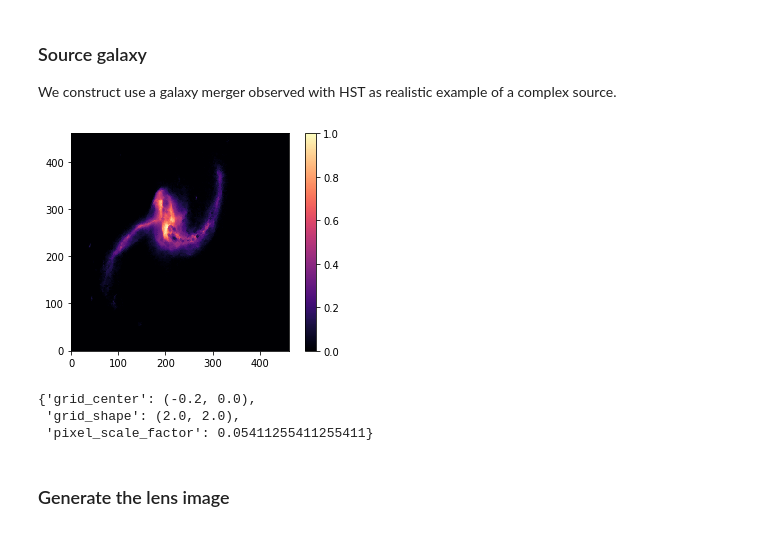
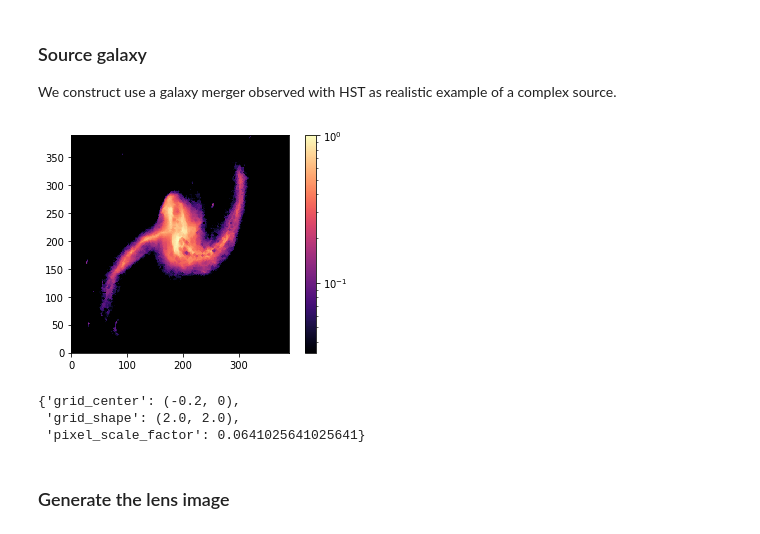
Before and after one commit to Herculens/herculens_workspace, a Jupyter notebook: notebooks/herculens__Complex_source_with_wavelets.ipynb, the cells around one changed output. Cells and saved outputs as stored; diff of their text form; code cells hidden in the pictures.

```diff
--- a/notebooks/herculens__Complex_source_with_wavelets.ipynb
+++ b/notebooks/herculens__Complex_source_with_wavelets.ipynb
@@ -137,30 +142,33 @@ We construct use a galaxy merger observed with HST as realistic example of a com
 # %%
 from skimage.transform import rescale
 from skimage.morphology import erosion
 merger = fits.getdata(os.path.join('data', 'NGC2623.fits'), header=False).astype(float)
+merger = merger[100:-20, 20:-100]
 merger = rescale(merger, 0.6, anti_aliasing=False)
 merger[merger < 0] = 0
 
 # clean small stellar clumps
 merger = erosion(erosion(merger))
 
 # we increase the contrast
 #merger = np.log10(merger) + 1
 #merger[merger < 0] = 0
+merger[merger < 3e-2] = 0
 
 # we normalize so that it is
 merger /= merger.max()
 
-plt.imshow(merger, origin='lower', cmap=plotter.cmap_flux)
+plt.imshow(merger, origin='lower', cmap=plotter.cmap_flux, norm=LogNorm())
 plt.colorbar()
 plt.show()
 # %% [output]
-[figure, old version]
+[figure, new version]
 # %%
 merger_witdh = 2.
 merger_pix_scl = merger_witdh / len(merger)
+merger_position = (-0.2, 0)
 kwargs_merger = {
-    'grid_center': (-0.2, 0.), # in arcsec
+    'grid_center': merger_position, # in arcsec
     'grid_shape': (merger_witdh, merger_witdh),  # in arcsec
     'pixel_scale_factor': merger_pix_scl / pix_scl,  # in arcsec
 }
@@ -170,9 +178,9 @@ source_model_input = LightModel(['PIXELATED'], pixel_interpol='bicubic',
 amp_src = 3e-1
 kwargs_source_input = [{'pixels': amp_src * merger}]
 # %% [output]
-{'grid_center': (-0.2, 0.0),
+{'grid_center': (-0.2, 0),
  'grid_shape': (2.0, 2.0),
- 'pixel_scale_factor': 0.05411255411255411}
+ 'pixel_scale_factor': 0.0641025641025641}
 # %% [markdown]
 ### Generate the lens image
 # %%
```
Also changed, not shown: parts of 45 cells of this notebook, 1 other file.
